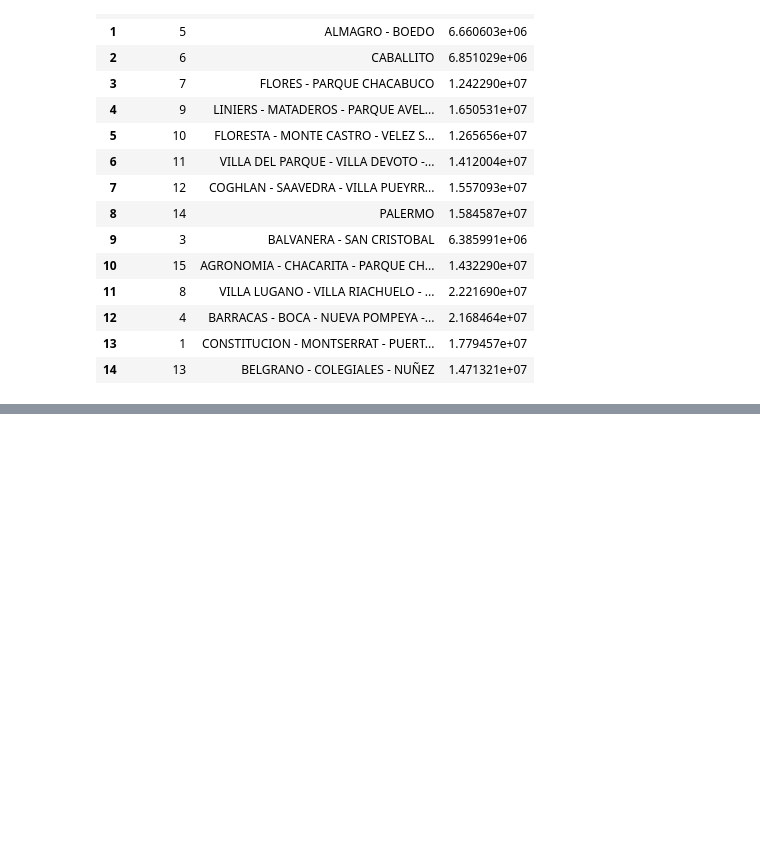
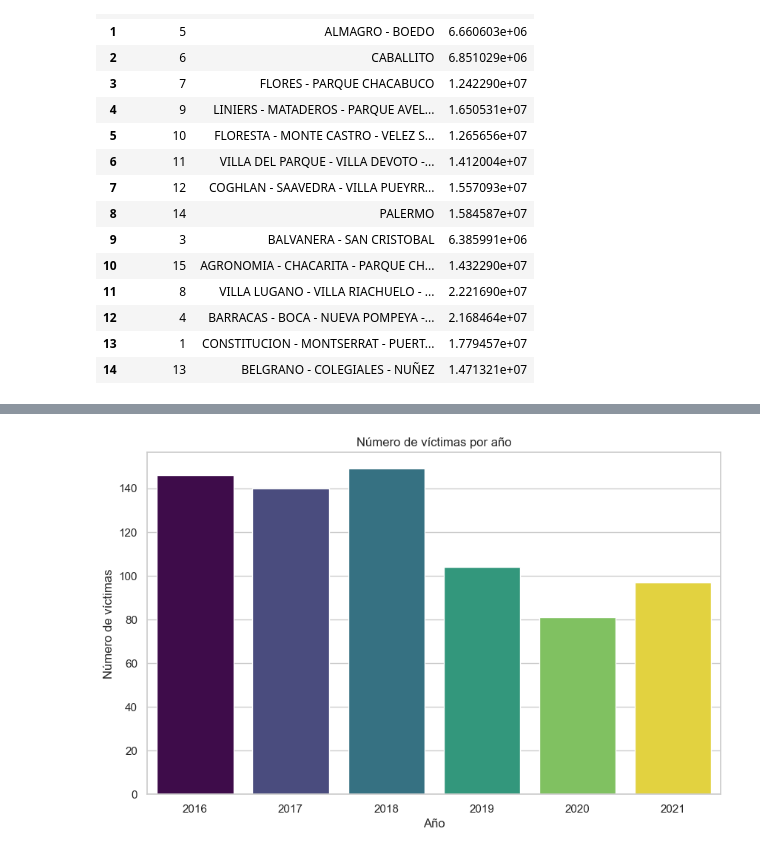
Before and after one commit to MarceloOrtizz/Proyecto_DA_Siniestros_Viales, a Jupyter notebook: eda.ipynb, the cells around one changed output, grey strips where cells are left out. Drawn from its saved outputs; the diff is of its cells as text; code cells hidden in the pictures; blank space fills up the shorter version.

```diff
--- a/eda.ipynb
+++ b/eda.ipynb
@@ -263,0 +203,9 @@ Passing `palette` without assigning `hue` is deprecated and will be removed in v
+# %%
+plt.figure(figsize=(10, 6))
+sns.countplot(x='AAAA', data=df, hue='AAAA', palette='viridis', legend=False)
+plt.title('Número de víctimas por año')
+plt.xlabel('Año')
+plt.ylabel('Número de víctimas')
+plt.show()
+# %% [output]
+[figure, added]
```
Also changed, not shown: parts of 24 cells of this notebook, 2 other files.
